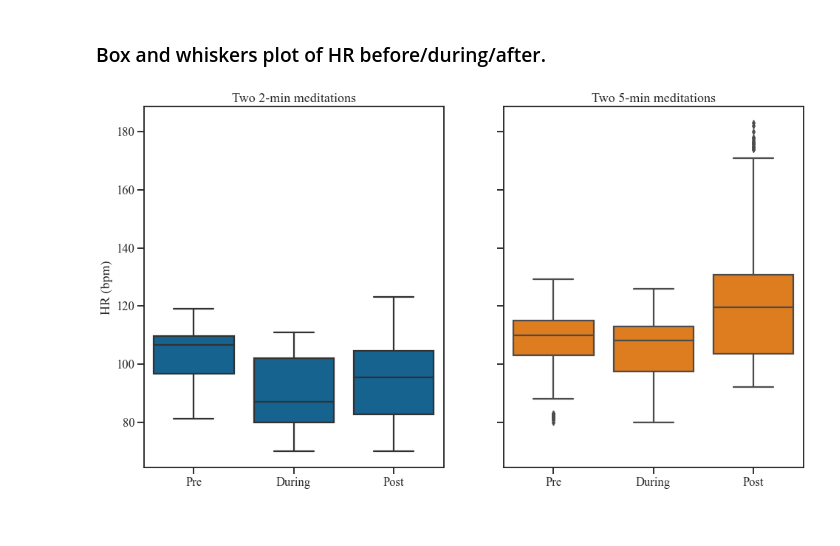
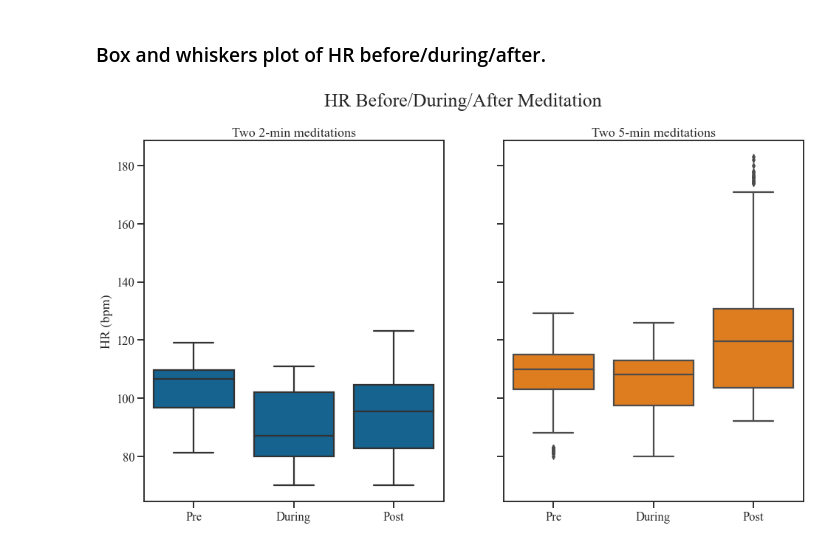
Before and after one commit to thomasbreydo/biology-research, a Jupyter notebook: Bio Research.ipynb, the cells around one changed output. Cells and saved outputs as stored; diff of their text form; code cells hidden in the pictures.

```diff
--- a/Bio Research.ipynb
+++ b/Bio Research.ipynb
@@ -178,23 +178,25 @@ five_min_pre_during_post = pd.concat([day2_pre_during_post, day3_pre_during_post
 # %%
 fig, axes = plt.subplots(1, 2, figsize=(16, 9), sharey=True)
 
 two_min_ax = axes[0]
 five_min_ax = axes[1]
 
 X_COL = 'Pre/During/Post'
 Y_COL = 'hr'
 
 sns.boxplot(x=X_COL, y=Y_COL, data=two_min_pre_during_post, ax=two_min_ax, color=TWO_MIN_COLOR)
 sns.boxplot(x=X_COL, y=Y_COL, data=five_min_pre_during_post, ax=five_min_ax, color=FIVE_MIN_COLOR)
 
+fig.suptitle('HR Before/During/After Meditation', fontsize='x-large')
+
 two_min_ax.set_title('Two 2-min meditations')
 five_min_ax.set_title('Two 5-min meditations')
 
 two_min_ax.set_xlabel('')
 two_min_ax.set_ylabel('HR (bpm)')
 five_min_ax.set_xlabel('')
 five_min_ax.set_ylabel('')
 
 fig.savefig('graphs/boxplots')
 # %% [output]
-[figure, old version]
+[figure, new version]
```
Also changed, not shown: parts of 1 cell of this notebook, 2 other files.
